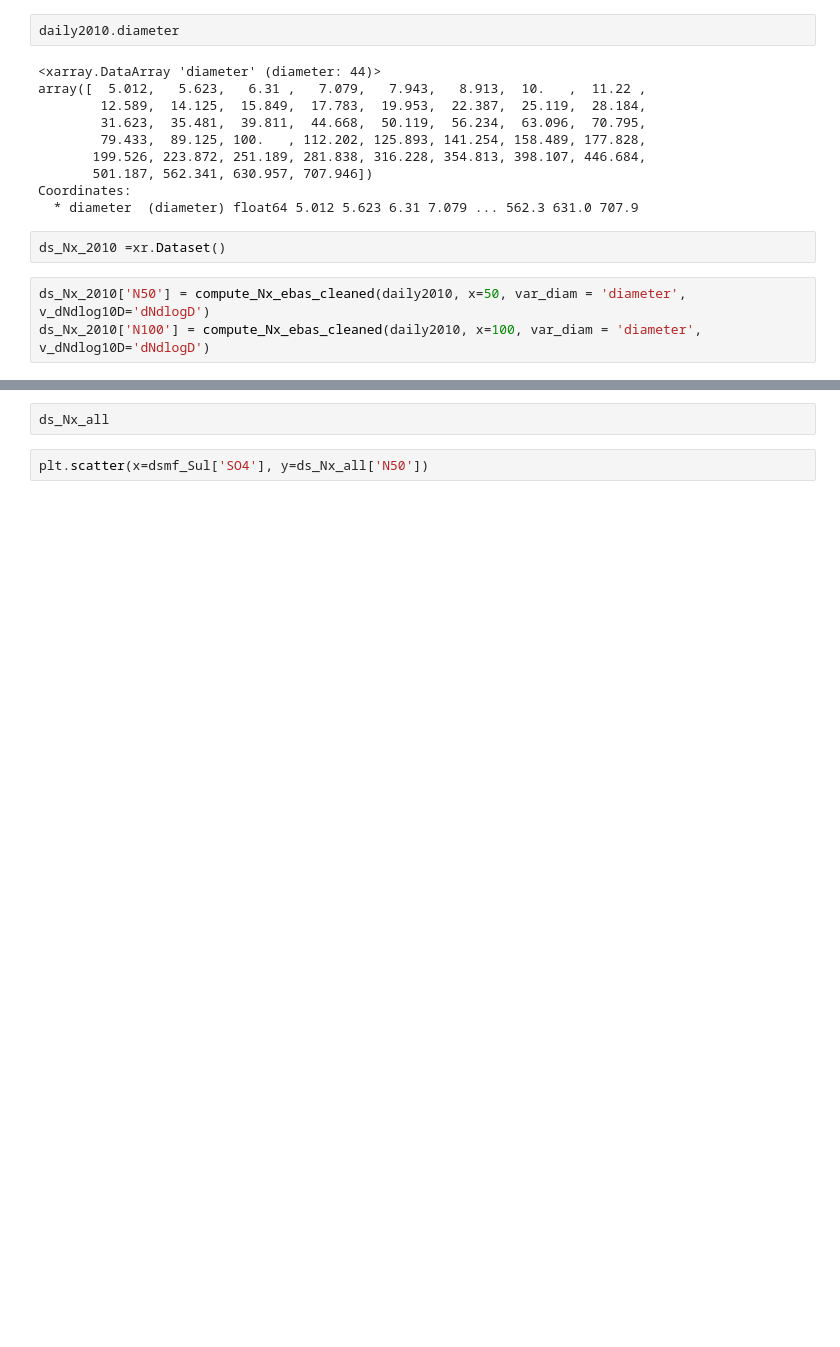
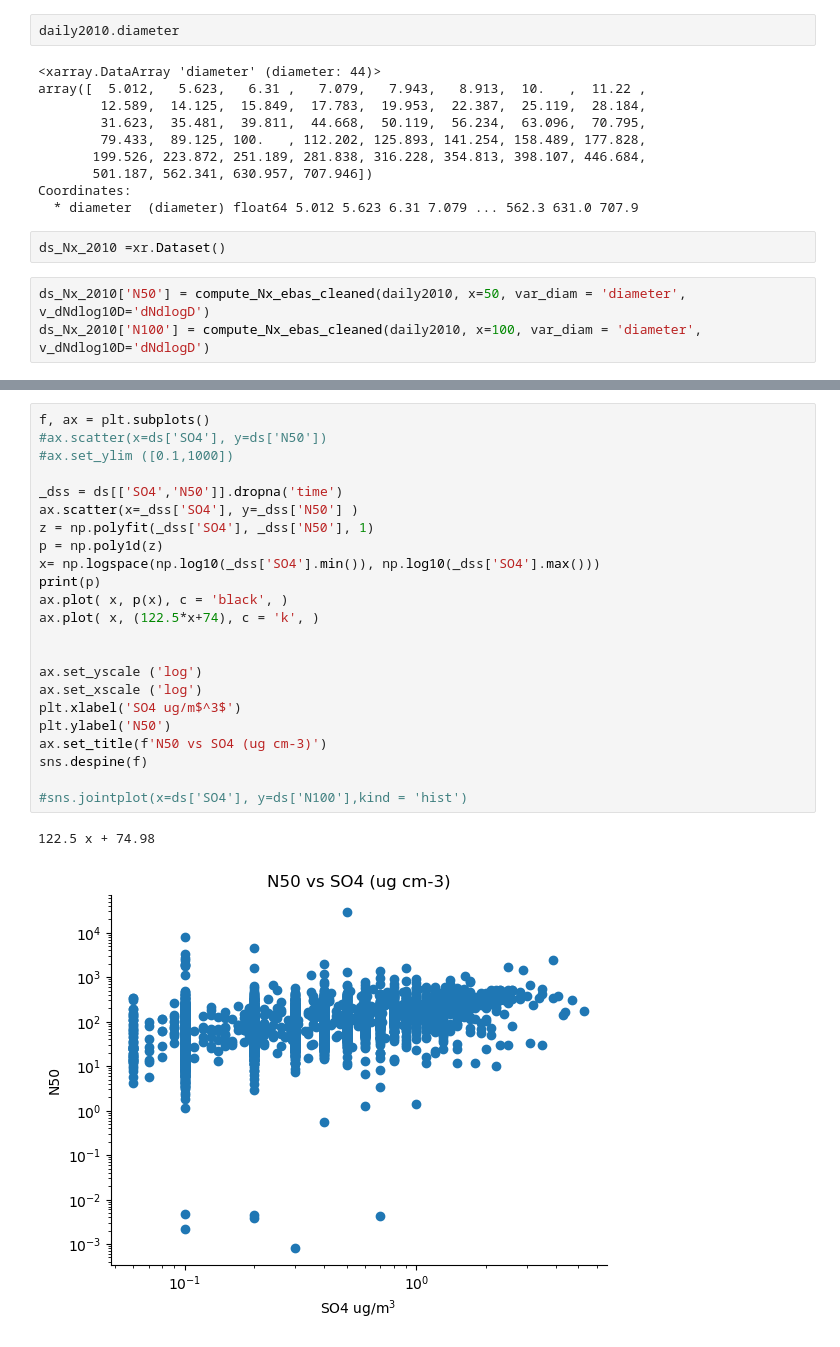
Before and after one commit to eScience-course/-Tjaernoe2022-group1, a Jupyter notebook: notebooks/Stefan/Full Sulphate Data.ipynb, the cells around one changed output, grey strips where cells are left out. Drawn from its saved outputs; the diff is of its cells as text; blank space fills up the shorter version.

```diff
--- a/notebooks/Stefan/Full Sulphate Data.ipynb
+++ b/notebooks/Stefan/Full Sulphate Data.ipynb
@@ -697,4 +792,26 @@ dsmf_Sul
-# %%
-ds_Nx_all
-# %%
-plt.scatter(x=dsmf_Sul['SO4'], y=ds_Nx_all['N50'])
+# %%
+f, ax = plt.subplots()
+#ax.scatter(x=ds['SO4'], y=ds['N50'])
+#ax.set_ylim ([0.1,1000])
+
+_dss = ds[['SO4','N50']].dropna('time')
+ax.scatter(x=_dss['SO4'], y=_dss['N50'] )
+z = np.polyfit(_dss['SO4'], _dss['N50'], 1)
+p = np.poly1d(z)
+x= np.logspace(np.log10(_dss['SO4'].min()), np.log10(_dss['SO4'].max()))
+print(p)
+ax.plot( x, p(x), c = 'black', )
+ax.plot( x, (122.5*x+74), c = 'k', )
+
+
+ax.set_yscale ('log')
+ax.set_xscale ('log')
+plt.xlabel('SO4 ug/m$^3$')
+plt.ylabel('N50')
+ax.set_title(f'N50 vs SO4 (ug cm-3)')
+sns.despine(f)
+
+#sns.jointplot(x=ds['SO4'], y=ds['N100'],kind = 'hist')
+# %% [output]
+122.5 x + 74.98
+[figure, added]
```
Also changed, not shown: parts of 10 cells of this notebook.
